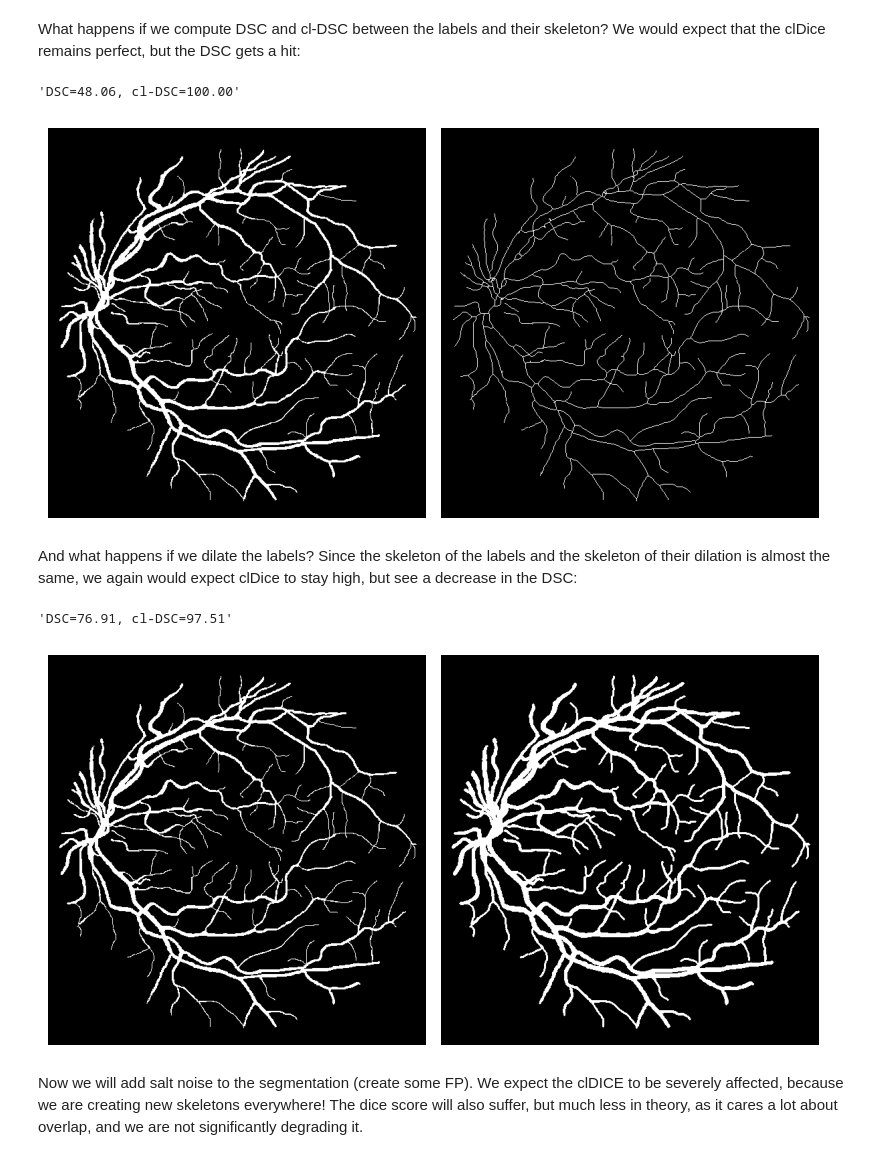
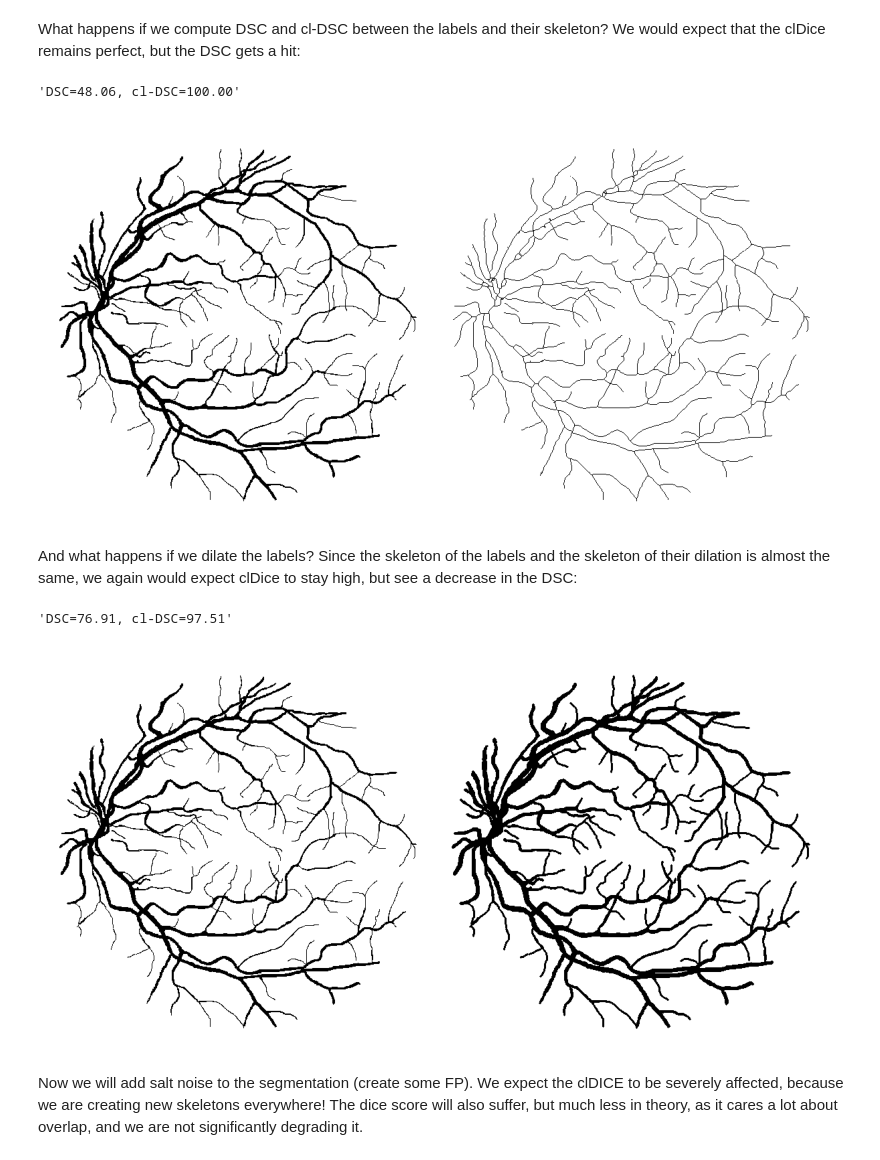
Before and after one commit to agaldran/otm, a Jupyter notebook: motivation.ipynb, the cells around one changed output. Drawn from its saved outputs; the diff is of its cells as text; code cells hidden in the pictures.

```diff
--- a/motivation.ipynb
+++ b/motivation.ipynb
@@ -50,26 +50,26 @@ What happens if we compute DSC and cl-DSC between the labels and their skeleton?
 # %%
 pred=skel
 
 f, a = plt.subplots(ncols=2, figsize=(8,8))
-a[0].imshow(label, cmap='gray')
-a[1].imshow(pred, cmap='gray')
+a[0].imshow(1-label, cmap='gray')
+a[1].imshow(1-pred, cmap='gray')
 for ax in a.flatten(): ax.axis('off')
 plt.tight_layout()
 
 dsc_score = fast_bin_dice(label, pred)
 cldice = clDice(pred, label)
 'DSC={:.2f}, cl-DSC={:.2f}'.format(100*dsc_score,100*cldice)
 # %% [output]
 'DSC=48.06, cl-DSC=100.00'
-[figure, old version]
+[figure, new version]
 # %% [markdown]
 And what happens if we dilate the labels? Since the skeleton of the labels and the skeleton of their dilation is almost the same, we again would expect clDice to stay high, but see a decrease in the DSC:
 # %%
 pred=dilation(label)
 
 f, a = plt.subplots(ncols=2, figsize=(8,8))
-a[0].imshow(label, cmap='gray')
-a[1].imshow(pred, cmap='gray')
+a[0].imshow(1-label, cmap='gray')
+a[1].imshow(1-pred, cmap='gray')
 for ax in a.flatten(): ax.axis('off')
 plt.tight_layout()
 
@@ -79,7 +79,7 @@ cldice = clDice(pred, label)
 'DSC={:.2f}, cl-DSC={:.2f}'.format(100*dsc_score,100*cldice)
 # %% [output]
 'DSC=76.91, cl-DSC=97.51'
-[figure, old version]
+[figure, new version]
 # %% [markdown]
 Now we will add salt noise to the segmentation (create some FP). We expect the clDICE to be severely affected, because we are creating new skeletons everywhere! The dice score will also suffer, but much less in theory, as it cares a lot about overlap, and we are not significantly degrading it.
 # %%
```
Also changed, not shown: parts of 11 cells of this notebook.
